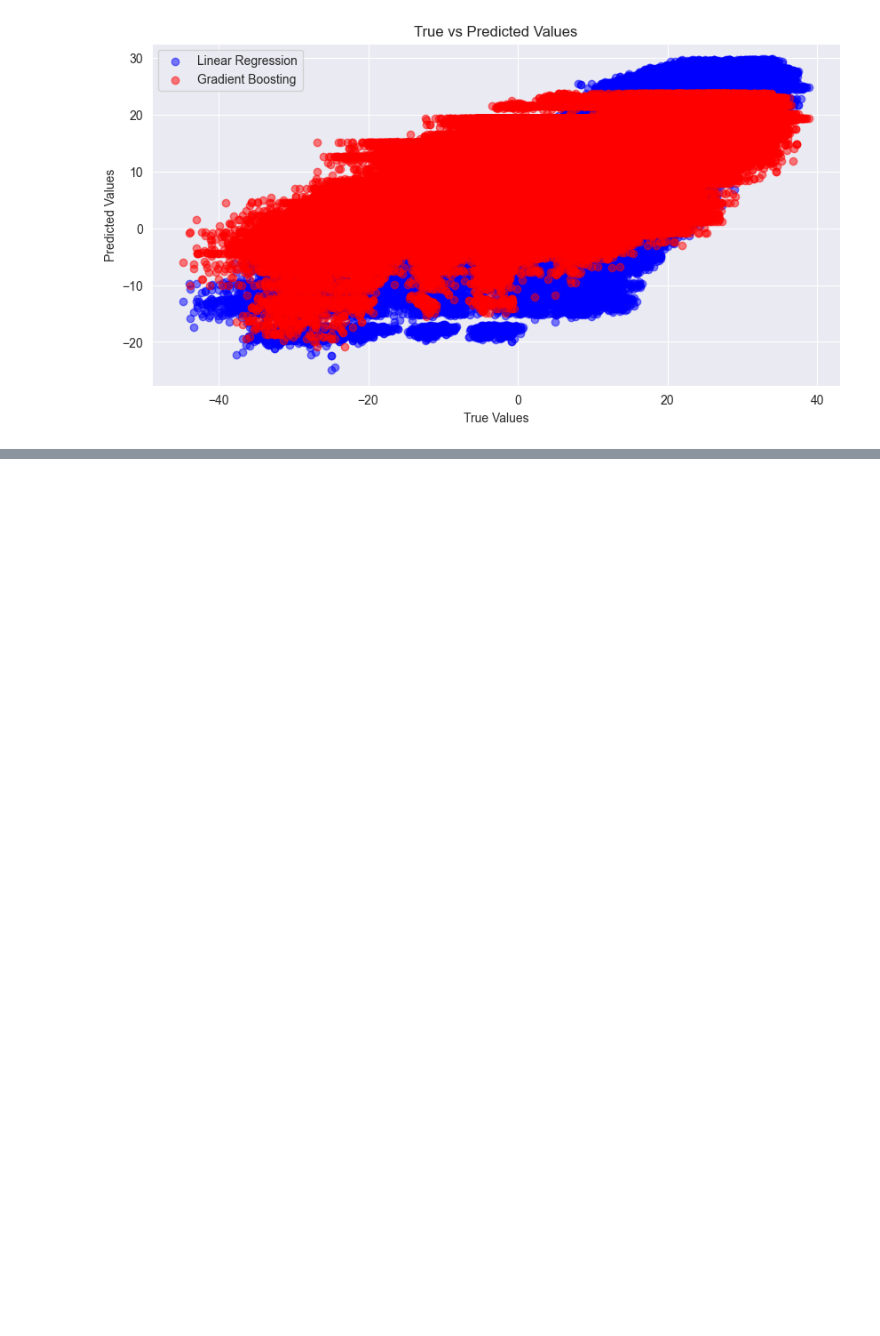
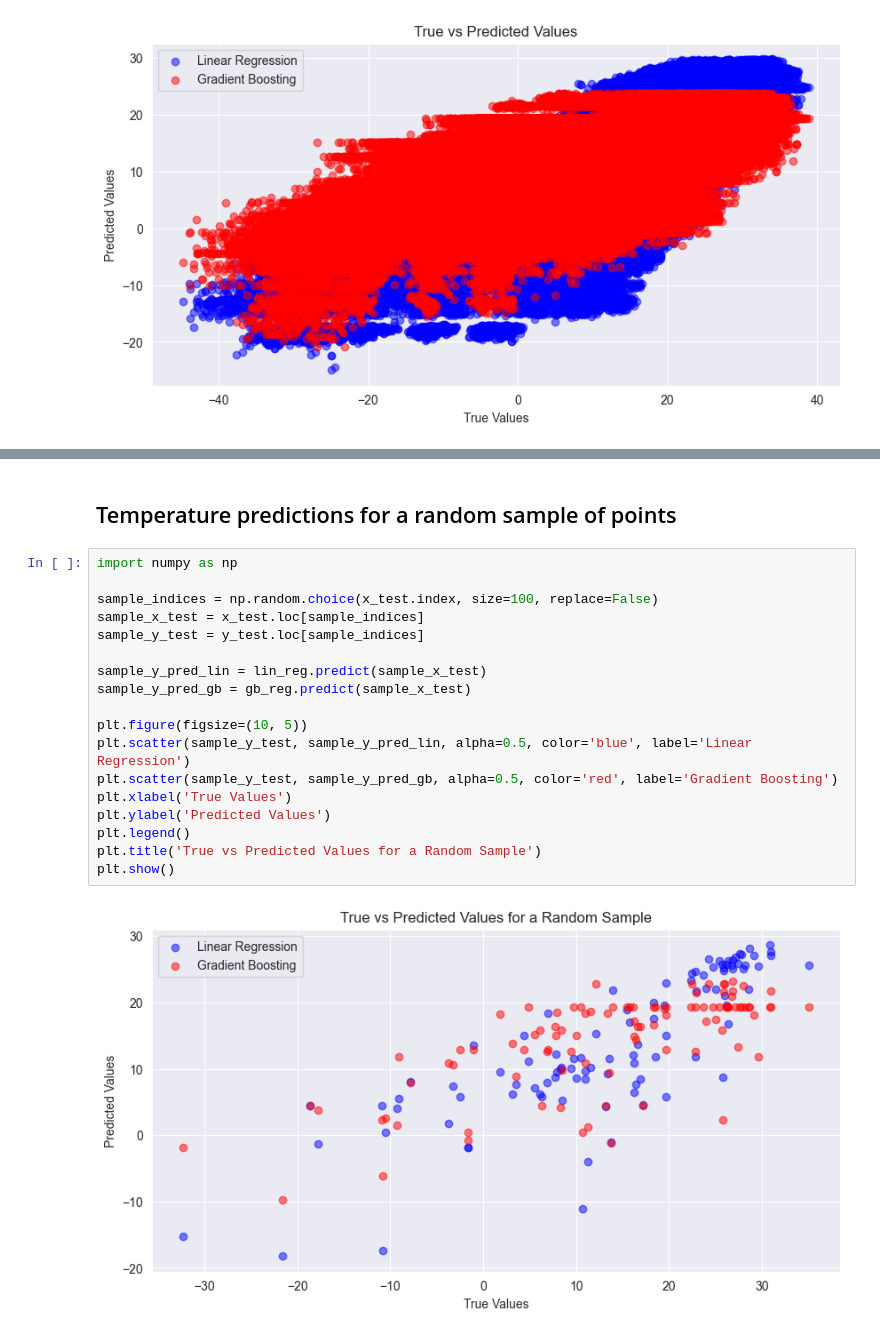
Before and after one commit to Nattalli/data-mining, a Jupyter notebook: main.ipynb, the cells around one changed output, grey strips where cells are left out. Drawn from its saved outputs; the diff is of its cells as text; blank space fills up the shorter version.

```diff
--- a/main.ipynb
+++ b/main.ipynb
@@ -228,0 +251,22 @@ plt.show()
+# %% [markdown]
+## Temperature predictions for a random sample of points
+# %%
+import numpy as np
+
+sample_indices = np.random.choice(x_test.index, size=100, replace=False)
+sample_x_test = x_test.loc[sample_indices]
+sample_y_test = y_test.loc[sample_indices]
+
+sample_y_pred_lin = lin_reg.predict(sample_x_test)
+sample_y_pred_gb = gb_reg.predict(sample_x_test)
+
+plt.figure(figsize=(10, 5))
+plt.scatter(sample_y_test, sample_y_pred_lin, alpha=0.5, color='blue', label='Linear Regression')
+plt.scatter(sample_y_test, sample_y_pred_gb, alpha=0.5, color='red', label='Gradient Boosting')
+plt.xlabel('True Values')
+plt.ylabel('Predicted Values')
+plt.legend()
+plt.title('True vs Predicted Values for a Random Sample')
+plt.show()
+# %% [output]
+[figure, added]
```
Also changed, not shown: parts of 8 cells of this notebook.
